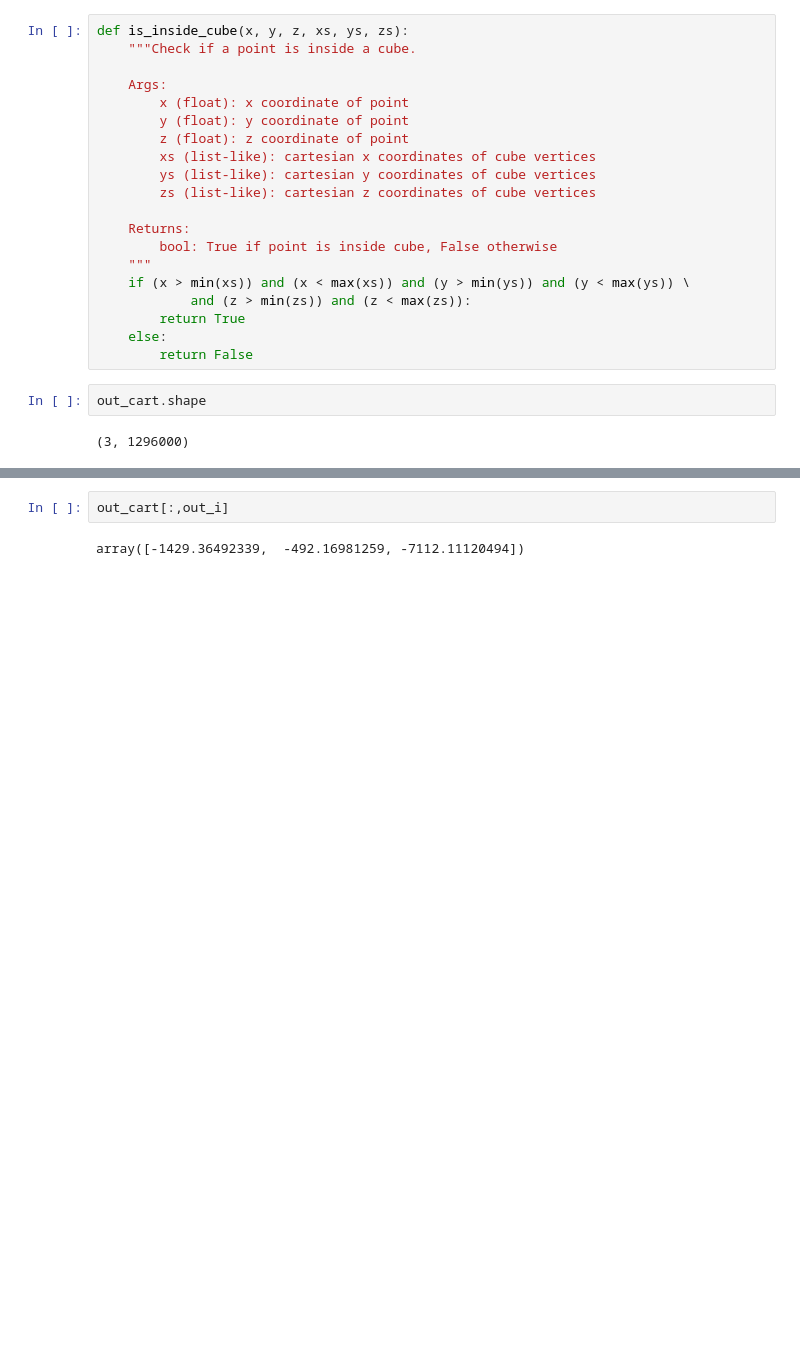
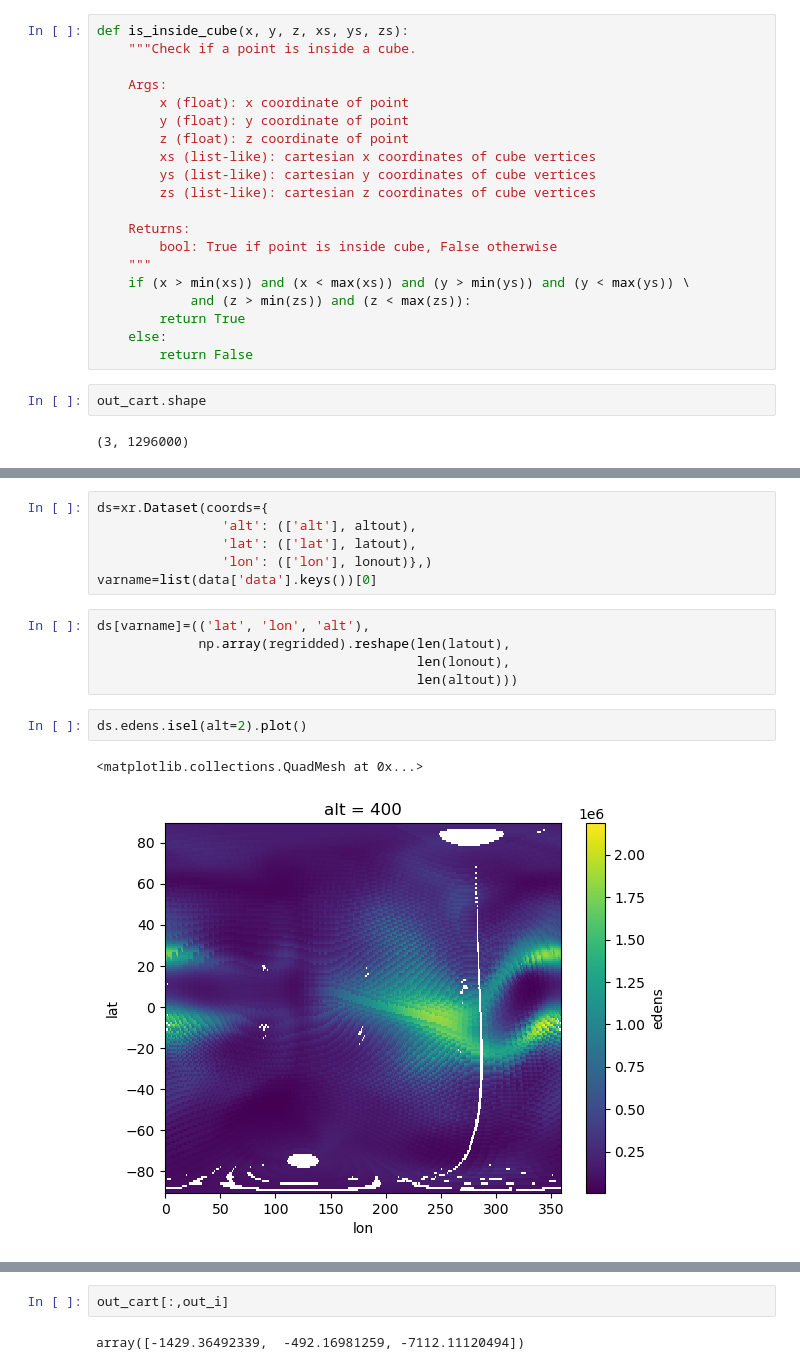
Before and after one commit to abukowski21/SAMI3-GITM-python, a Jupyter notebook: FixInterpolations.ipynb, the cells around one changed output, grey strips where cells are left out. Drawn from its saved outputs; the diff is of its cells as text; blank space fills up the shorter version.

```diff
--- a/FixInterpolations.ipynb
+++ b/FixInterpolations.ipynb
@@ -245,0 +442,16 @@ len(x_to_use), len()
+# %%
+ds=xr.Dataset(coords={
+                'alt': (['alt'], altout),
+                'lat': (['lat'], latout),
+                'lon': (['lon'], lonout)},)
+varname=list(data['data'].keys())[0]
+# %%
+ds[varname]=(('lat', 'lon', 'alt'),
+             np.array(regridded).reshape(len(latout),
+                                         len(lonout),
+                                         len(altout)))
+# %%
+ds.edens.isel(alt=2).plot()
+# %% [output]
+<matplotlib.collections.QuadMesh at 0x...>
+[figure, added]
```
Also changed, not shown: parts of 36 cells of this notebook.
